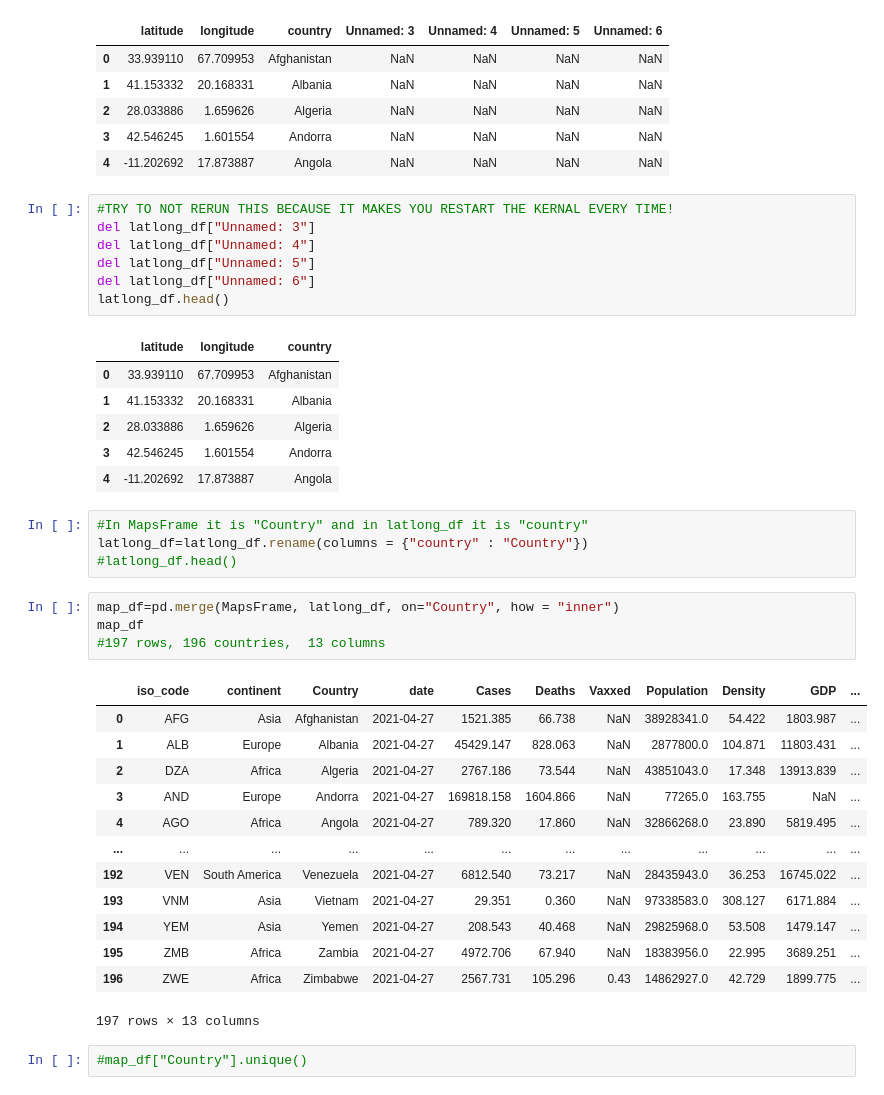
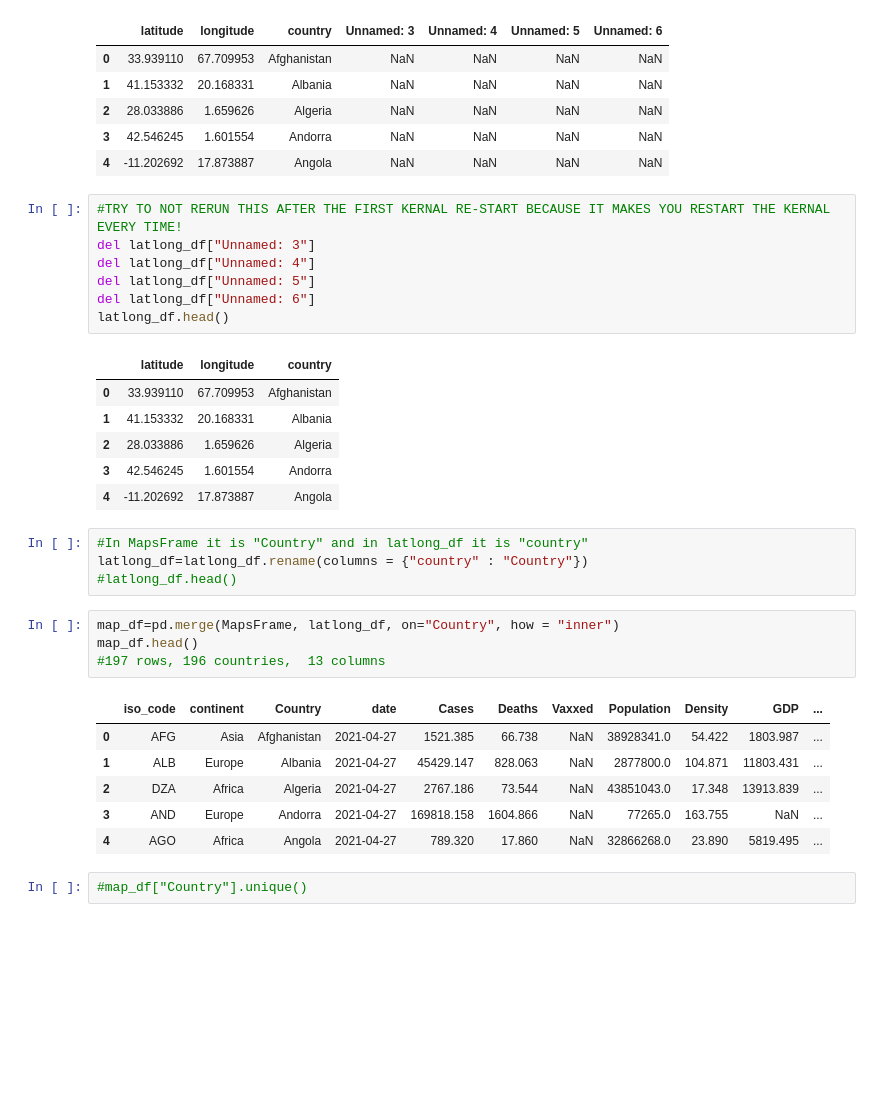
Before and after one commit to eclevela-1234/Covid-19-in-Europe, a Jupyter notebook: COVID19.ipynb, the cells around one changed output. Cells and saved outputs as stored; diff of their text form; blank space fills up the shorter version.

```diff
--- a/COVID19.ipynb
+++ b/COVID19.ipynb
@@ -199,7 +199,7 @@ latlong_df.head()
 | 3 | 42.546245 | 1.601554 | Andorra | NaN | NaN | NaN | NaN |
 | 4 | -11.202692 | 17.873887 | Angola | NaN | NaN | NaN | NaN |
 # %%
-#TRY TO NOT RERUN THIS BECAUSE IT MAKES YOU RESTART THE KERNAL EVERY TIME!
+#TRY TO NOT RERUN THIS AFTER THE FIRST KERNAL RE-START BECAUSE IT MAKES YOU RESTART THE KERNAL EVERY TIME!
 del latlong_df["Unnamed: 3"]
 del latlong_df["Unnamed: 4"]
 del latlong_df["Unnamed: 5"]
@@ -218,22 +218,15 @@ latlong_df=latlong_df.rename(columns = {"country" : "Country"})
 #latlong_df.head()
 # %%
 map_df=pd.merge(MapsFrame, latlong_df, on="Country", how = "inner")
-map_df
+map_df.head()
 #197 rows, 196 countries,  13 columns
 # %% [output]
 |  | iso_code | continent | Country | date | Cases | Deaths | Vaxxed | Population | Density | GDP | ... |
 | 0 | AFG | Asia | Afghanistan | 2021-04-27 | 1521.385 | 66.738 | NaN | 38928341.0 | 54.422 | 1803.987 | ... |
 | 1 | ALB | Europe | Albania | 2021-04-27 | 45429.147 | 828.063 | NaN | 2877800.0 | 104.871 | 11803.431 | ... |
 | 2 | DZA | Africa | Algeria | 2021-04-27 | 2767.186 | 73.544 | NaN | 43851043.0 | 17.348 | 13913.839 | ... |
 | 3 | AND | Europe | Andorra | 2021-04-27 | 169818.158 | 1604.866 | NaN | 77265.0 | 163.755 | NaN | ... |
 | 4 | AGO | Africa | Angola | 2021-04-27 | 789.320 | 17.860 | NaN | 32866268.0 | 23.890 | 5819.495 | ... |
-| ... | ... | ... | ... | ... | ... | ... | ... | ... | ... | ... | ... |
-| 192 | VEN | South America | Venezuela | 2021-04-27 | 6812.540 | 73.217 | NaN | 28435943.0 | 36.253 | 16745.022 | ... |
-| 193 | VNM | Asia | Vietnam | 2021-04-27 | 29.351 | 0.360 | NaN | 97338583.0 | 308.127 | 6171.884 | ... |
-| 194 | YEM | Asia | Yemen | 2021-04-27 | 208.543 | 40.468 | NaN | 29825968.0 | 53.508 | 1479.147 | ... |
-| 195 | ZMB | Africa | Zambia | 2021-04-27 | 4972.706 | 67.940 | NaN | 18383956.0 | 22.995 | 3689.251 | ... |
-| 196 | ZWE | Africa | Zimbabwe | 2021-04-27 | 2567.731 | 105.296 | 0.43 | 14862927.0 | 42.729 | 1899.775 | ... |
-197 rows × 13 columns
 # %%
 #map_df["Country"].unique()
 # %%
```
Also changed, not shown: parts of 10 cells of this notebook.
